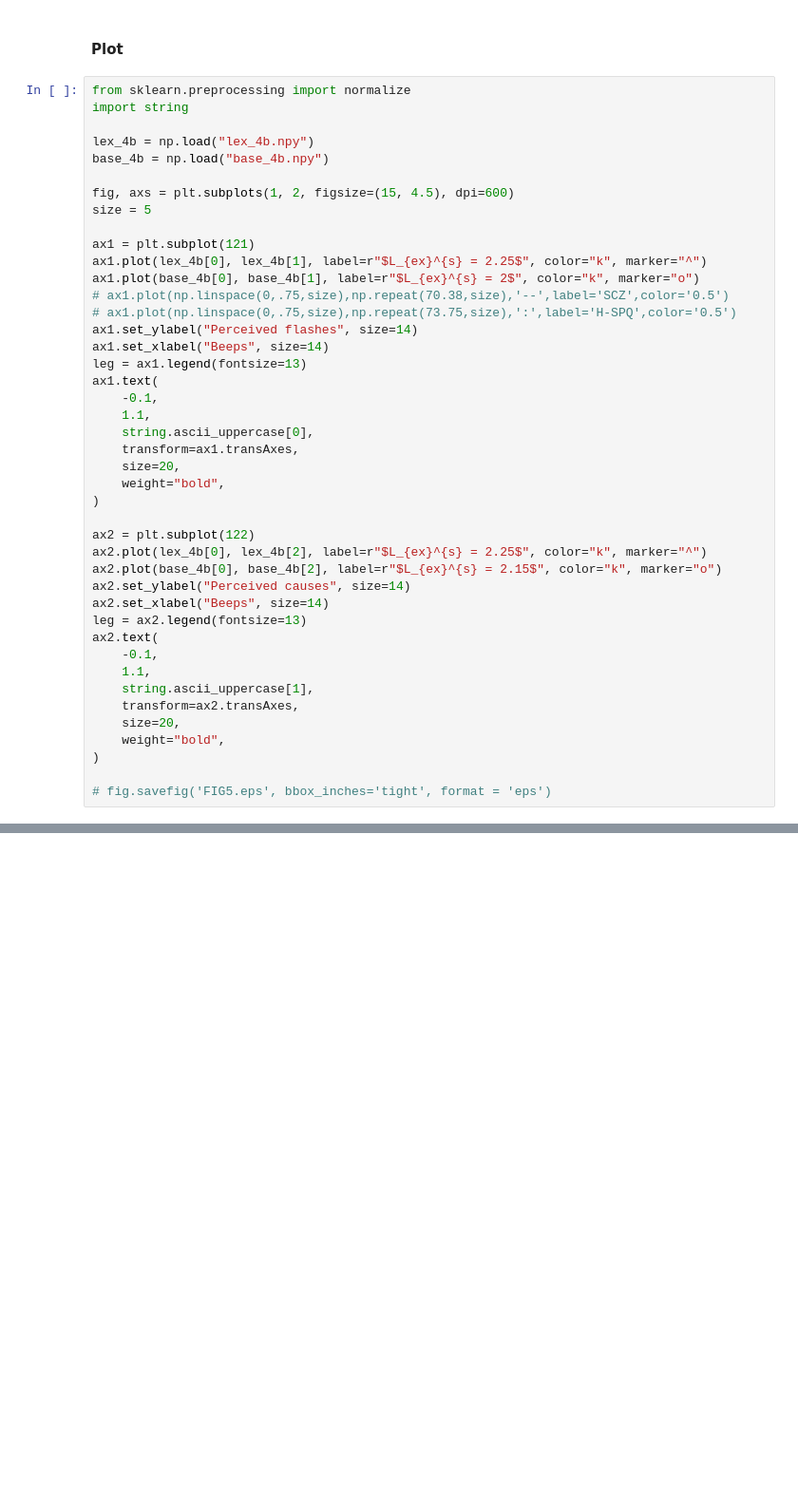
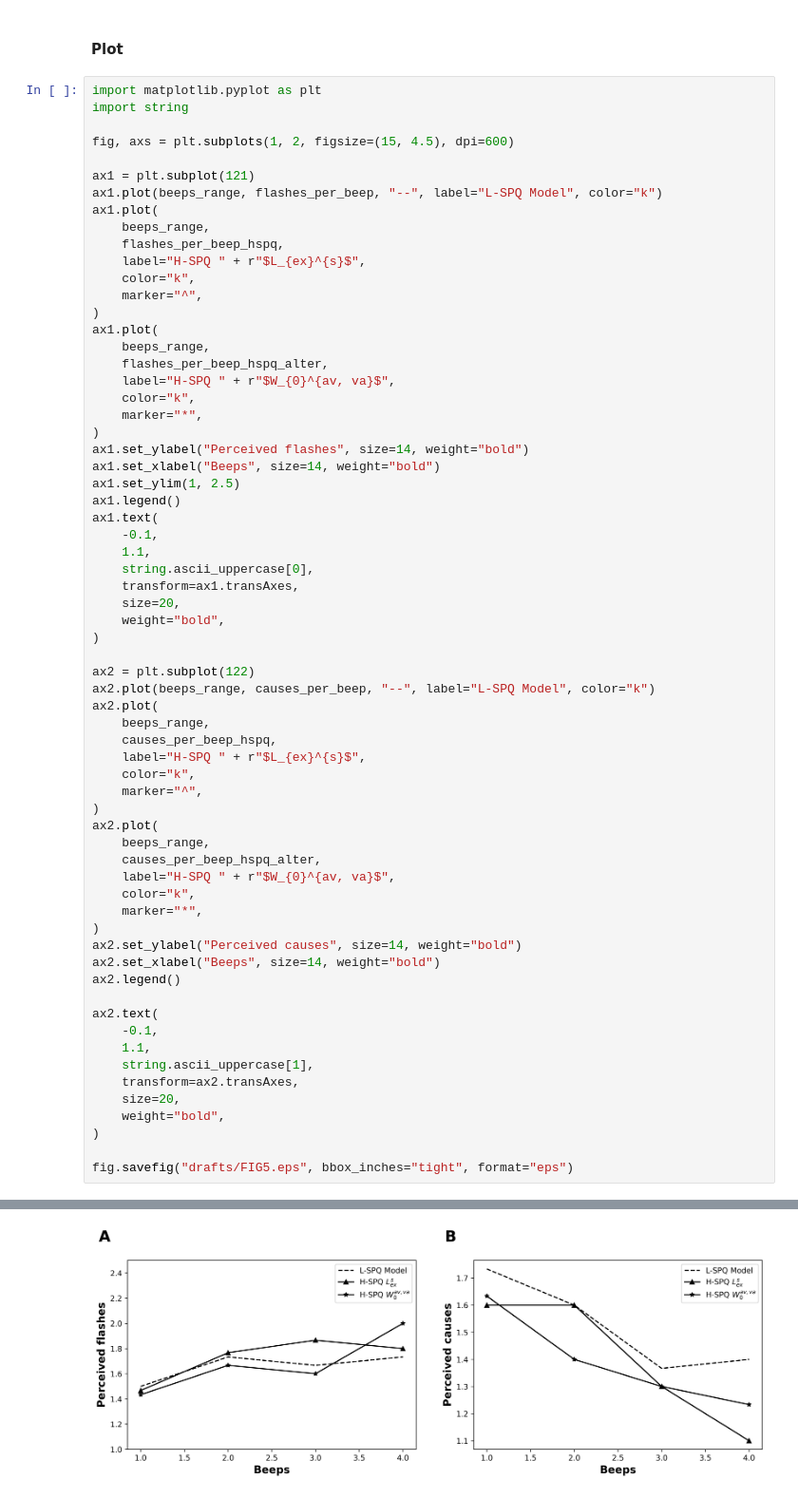
Before and after one commit to renatoparedes/SCZ_DFI_Model, a Jupyter notebook: Predictions.ipynb, the cells around one changed output, grey strips where cells are left out. Shown at 95% size. Saved outputs shown, nothing was run; the diff lists cells and outputs as text; blank space fills up the shorter version.

Commit message:
Predictions plot

```diff
--- a/Predictions.ipynb
+++ b/Predictions.ipynb
@@ -275,23 +216,31 @@ np.save("base_4b.npy", base_4b)
 # %% [markdown]
 #### Plot
 # %%
-from sklearn.preprocessing import normalize
+import matplotlib.pyplot as plt
 import string
 
-lex_4b = np.load("lex_4b.npy")
-base_4b = np.load("base_4b.npy")
-
 fig, axs = plt.subplots(1, 2, figsize=(15, 4.5), dpi=600)
-size = 5
 
 ax1 = plt.subplot(121)
-ax1.plot(lex_4b[0], lex_4b[1], label=r"$L_{ex}^{s} = 2.25$", color="k", marker="^")
-ax1.plot(base_4b[0], base_4b[1], label=r"$L_{ex}^{s} = 2$", color="k", marker="o")
-# ax1.plot(np.linspace(0,.75,size),np.repeat(70.38,size),'--',label='SCZ',color='0.5')
-# ax1.plot(np.linspace(0,.75,size),np.repeat(73.75,size),':',label='H-SPQ',color='0.5')
-ax1.set_ylabel("Perceived flashes", size=14)
-ax1.set_xlabel("Beeps", size=14)
-leg = ax1.legend(fontsize=13)
+ax1.plot(beeps_range, flashes_per_beep, "--", label="L-SPQ Model", color="k")
+ax1.plot(
+    beeps_range,
+    flashes_per_beep_hspq,
+    label="H-SPQ " + r"$L_{ex}^{s}$",
+    color="k",
+    marker="^",
+)
+ax1.plot(
+    beeps_range,
+    flashes_per_beep_hspq_alter,
+    label="H-SPQ " + r"$W_{0}^{av, va}$",
+    color="k",
+    marker="*",
+)
+ax1.set_ylabel("Perceived flashes", size=14, weight="bold")
+ax1.set_xlabel("Beeps", size=14, weight="bold")
+ax1.set_ylim(1, 2.5)
+ax1.legend()
 ax1.text(
     -0.1,
     1.1,
@@ -302,11 +251,25 @@ ax1.text(
 )
 
 ax2 = plt.subplot(122)
-ax2.plot(lex_4b[0], lex_4b[2], label=r"$L_{ex}^{s} = 2.25$", color="k", marker="^")
-ax2.plot(base_4b[0], base_4b[2], label=r"$L_{ex}^{s} = 2.15$", color="k", marker="o")
-ax2.set_ylabel("Perceived causes", size=14)
-ax2.set_xlabel("Beeps", size=14)
-leg = ax2.legend(fontsize=13)
+ax2.plot(beeps_range, causes_per_beep, "--", label="L-SPQ Model", color="k")
+ax2.plot(
+    beeps_range,
+    causes_per_beep_hspq,
+    label="H-SPQ " + r"$L_{ex}^{s}$",
+    color="k",
+    marker="^",
+)
+ax2.plot(
+    beeps_range,
+    causes_per_beep_hspq_alter,
+    label="H-SPQ " + r"$W_{0}^{av, va}$",
+    color="k",
+    marker="*",
+)
+ax2.set_ylabel("Perceived causes", size=14, weight="bold")
+ax2.set_xlabel("Beeps", size=14, weight="bold")
+ax2.legend()
+
 ax2.text(
     -0.1,
     1.1,
@@ -316,4 +279,5 @@ ax2.text(
     weight="bold",
 )
 
-# fig.savefig('FIG5.eps', bbox_inches='tight', format = 'eps')
+fig.savefig("drafts/FIG5.eps", bbox_inches="tight", format="eps")
+# %% [output]
@@ -319,0 +285 @@ ax2.text(
+[figure, added]
```
Also changed, not shown: parts of 9 cells of this notebook.
